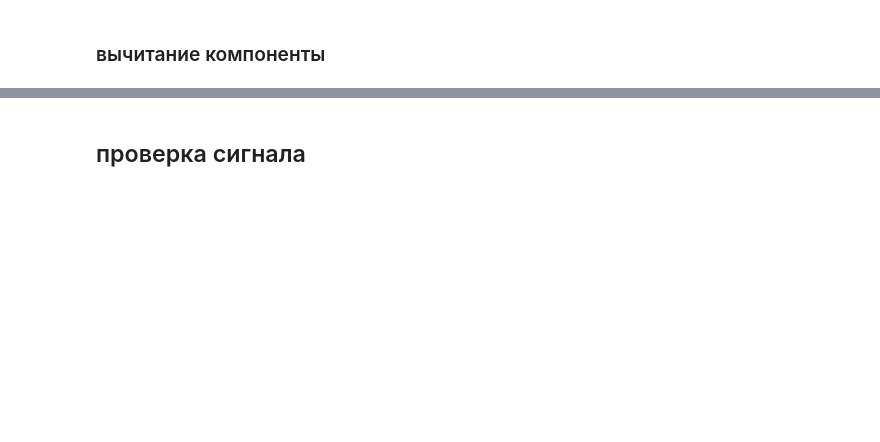
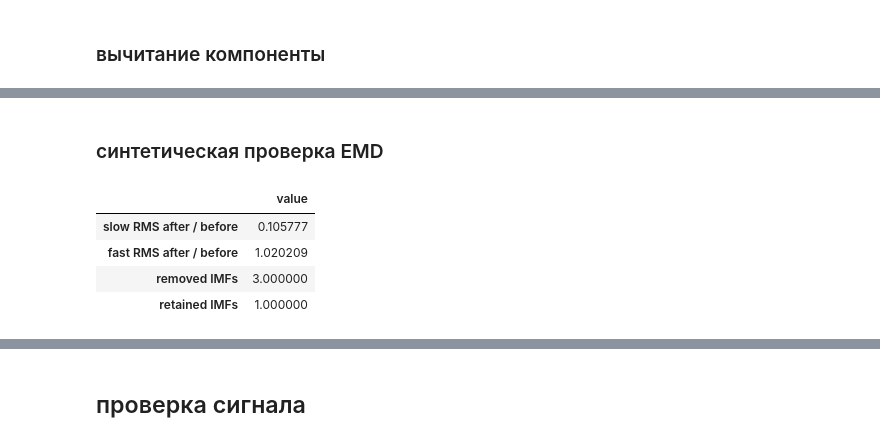
Before and after one commit to violaxanthin/emg_artifacts_filter, a Jupyter notebook: notebooks/emg_artifacts_filter_main.ipynb, the cells around one changed output, grey strips where cells are left out. Drawn from its saved outputs; the diff is of its cells as text; code cells hidden in the pictures; blank space fills up the shorter version.

```diff
--- a/notebooks/emg_artifacts_filter_main.ipynb
+++ b/notebooks/emg_artifacts_filter_main.ipynb
@@ -398,0 +563,31 @@ raw_ged.plot(**emg_browser_kwargs)
+# %% [markdown]
+### синтетическая проверка EMD
+# %%
+synthetic_time = np.arange(int(round(4 * sfreq))) / sfreq
+synthetic_slow = np.sin(2 * np.pi * 10 * synthetic_time)
+synthetic_fast = 0.5 * np.sin(2 * np.pi * 80 * synthetic_time)
+synthetic_signal = synthetic_slow + synthetic_fast
+(
+    _, synthetic_imfs, _, synthetic_frequencies,
+    synthetic_remove, synthetic_artifact_lowrate,
+) = decompose_emd_channel(synthetic_signal)
+synthetic_artifact = signal.resample_poly(
+    synthetic_artifact_lowrate, up=emd_downsample, down=1
+)[:synthetic_signal.size]
+synthetic_clean = synthetic_signal - synthetic_artifact
+
+assert synthetic_remove.any()
+assert (~synthetic_remove).any()
+synthetic_check = pd.Series({
+    "slow RMS after / before": emd_rms(synthetic_clean - synthetic_fast) / emd_rms(synthetic_slow),
+    "fast RMS after / before": emd_rms(synthetic_clean) / emd_rms(synthetic_fast),
+    "removed IMFs": int(synthetic_remove.sum()),
+    "retained IMFs": int((~synthetic_remove).sum()),
+})
+display(synthetic_check.to_frame("value"))
+# %% [output]
+|  | value |
+| slow RMS after / before | 0.105777 |
+| fast RMS after / before | 1.020209 |
+| removed IMFs | 3.000000 |
+| retained IMFs | 1.000000 |
```
Also changed, not shown: parts of 31 cells of this notebook, 1 other file.
